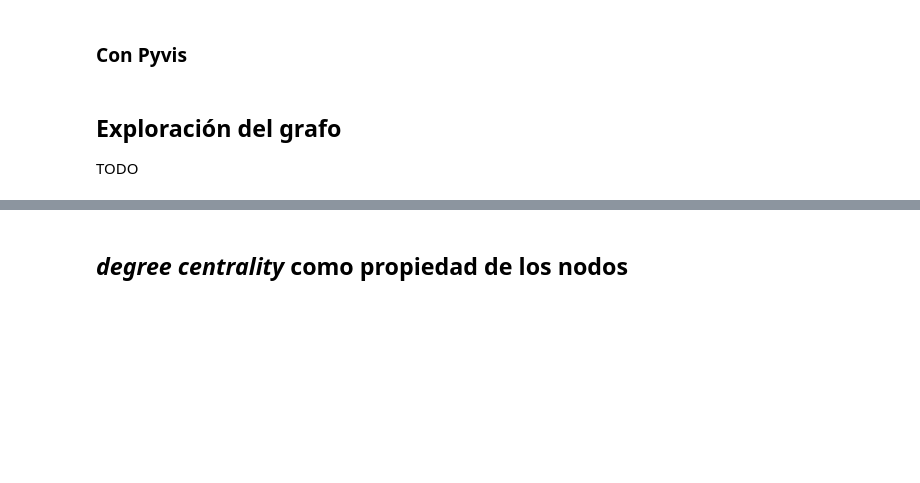
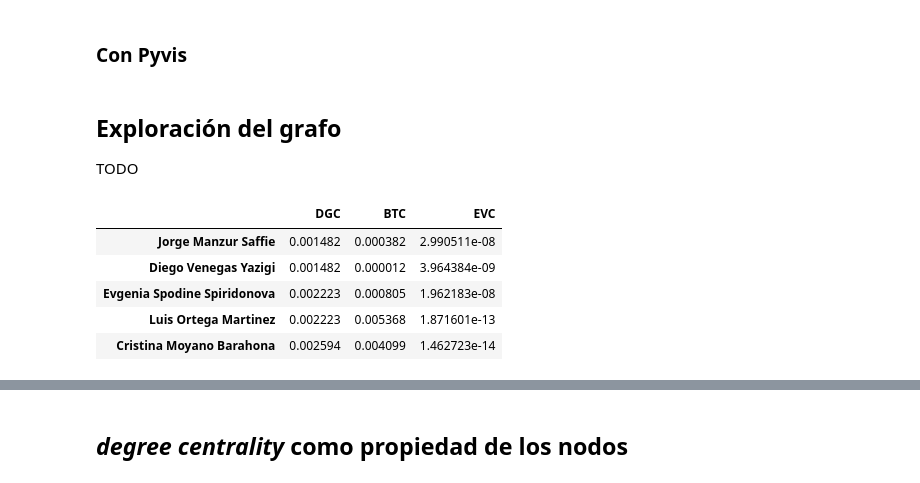
Before and after one commit to Orion89/fondecyt, a Jupyter notebook: proyectos_fondecyt.ipynb, the cells around one changed output, grey strips where cells are left out. Saved outputs shown, nothing was run; the diff lists cells and outputs as text; code cells hidden in the pictures; blank space fills up the shorter version.

```diff
--- a/proyectos_fondecyt.ipynb
+++ b/proyectos_fondecyt.ipynb
@@ -676,0 +695,10 @@ TODO
+# %%
+medidas_centralidad = calc_centralities(G_researches)
+medidas_centralidad.head()
+# %% [output]
+|  | DGC | BTC | EVC |
+| Jorge Manzur Saffie | 0.001482 | 0.000382 | 2.990511e-08 |
+| Diego Venegas Yazigi | 0.001482 | 0.000012 | 3.964384e-09 |
+| Evgenia Spodine Spiridonova | 0.002223 | 0.000805 | 1.962183e-08 |
+| Luis Ortega Martinez | 0.002223 | 0.005368 | 1.871601e-13 |
+| Cristina Moyano Barahona | 0.002594 | 0.004099 | 1.462723e-14 |
```
Also changed, not shown: parts of 8 cells of this notebook, 1 other file.
